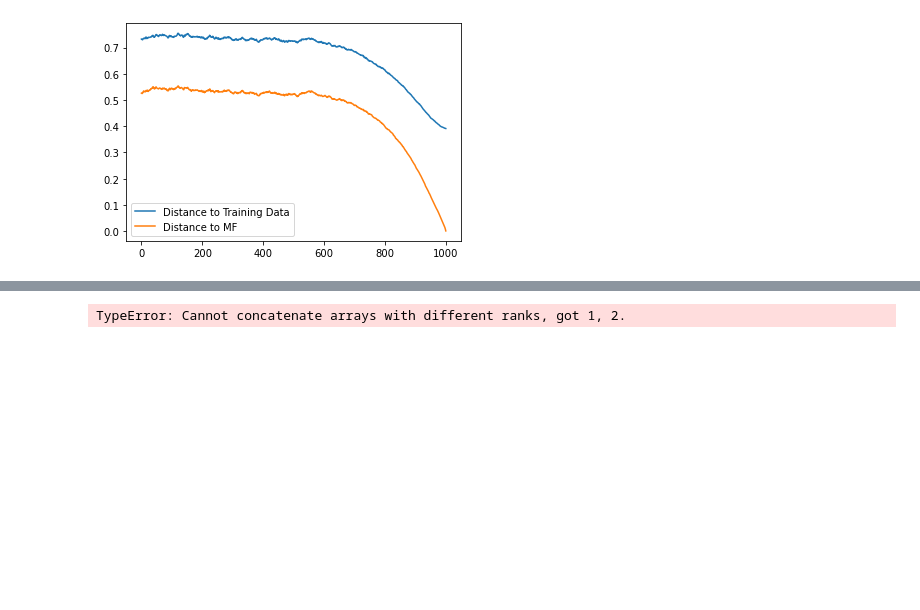
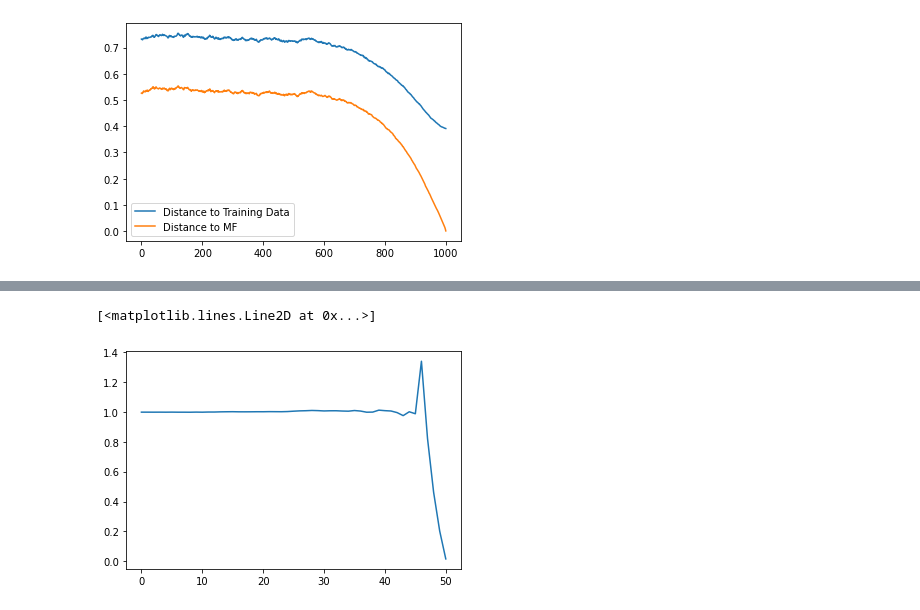
Before and after one commit to jakiw/score_sde, a Jupyter notebook: Low-Dimensional Experiments.ipynb, the cells around one changed output, grey strips where cells are left out. Drawn from its saved outputs; the diff is of its cells as text; code cells hidden in the pictures; blank space fills up the shorter version.

```diff
--- a/Low-Dimensional Experiments.ipynb
+++ b/Low-Dimensional Experiments.ipynb
@@ -36,7 +37,7 @@ def get_distance_to_mf_fun(N_samples):
         return jnp.sqrt(jnp.min(distances))
     return distance
 
-N_train = 16
+N_train = 12
 N_mf = 512
 
 def dist_mf_fun(x):
@@ -182,29 +113,0 @@ train_step = jax.jit(_train_step)
-# %%
-rng = random.PRNGKey(0)
-rng, key = random.split(rng)
-
-optimizer = optim.Adam(learning_rate=0.0001).create(variables)
-optimizer = jax.device_put(optimizer)
-
-N_optim_steps = 100000
-
-N_train = 10
-N_test = 2
-
-rng, step_rng = random.split(rng)
-shuffled_data = random.shuffle(step_rng, data_train)
-train_data = shuffled_data[:N_train, :]
-test_data = shuffled_data[N_train+1:, :]
-
-for epoch in range(N_optim_steps):
-    batch = train_data
-    rng, step_rng = random.split(rng)
-    optimizer = train_step(optimizer, step_rng, batch)
-    if epoch % 1000 == 0:
-        rng, step_rng = random.split(rng)
-        train_eval = jnp.repeat(train_data, 200, axis=0)
-        train_loss = loss_fn(optimizer.target, step_rng, train_eval)
-        rng, step_rng = random.split(rng)
-        test_eval = jnp.repeat(test_data, 500, axis=0)
-        eval_loss = loss_fn(optimizer.target, step_rng, test_eval)
-        print("Epoch %d, Train: %.2f, \t Test: %.2f" % (epoch, train_loss, eval_loss))
@@ -229,4 +113,0 @@ Epoch 99000, Train: 33.97,       Test: 16.14
-# %%
-x = jnp.array([[1.0, 1.0]])
-t = jnp.array([1.0])
-score_approx_single = lambda x, t: score_approx.apply(variables, x[jnp.newaxis, :], jnp.array([t]))[0]
@@ -251,4 +113,0 @@ quiver_plot(score_approx_single, 1.0)
-# %%
-sc_approx_fn(jnp.array([[-1, -1]]), jnp.array([1.0]))
-# %% [output]
-TypeError: Cannot concatenate arrays with different ranks, got 1, 2.
@@ -254,0 +174,2 @@ TypeError: Cannot concatenate arrays with different ranks, got 1, 2.
+# %%
+_, log_samples_fp = reverse_SDE(jnp.array(rngs), False)
@@ -254,0 +178,5 @@ TypeError: Cannot concatenate arrays with different ranks, got 1, 2.
+# %%
+plt.plot(onp.mean(onp.exp(log_samples_fp), axis=0)[950:])
+# %% [output]
+[<matplotlib.lines.Line2D at 0x...>]
+[figure, added]
```
Also changed, not shown: parts of 14 cells of this notebook, 1 other file.
